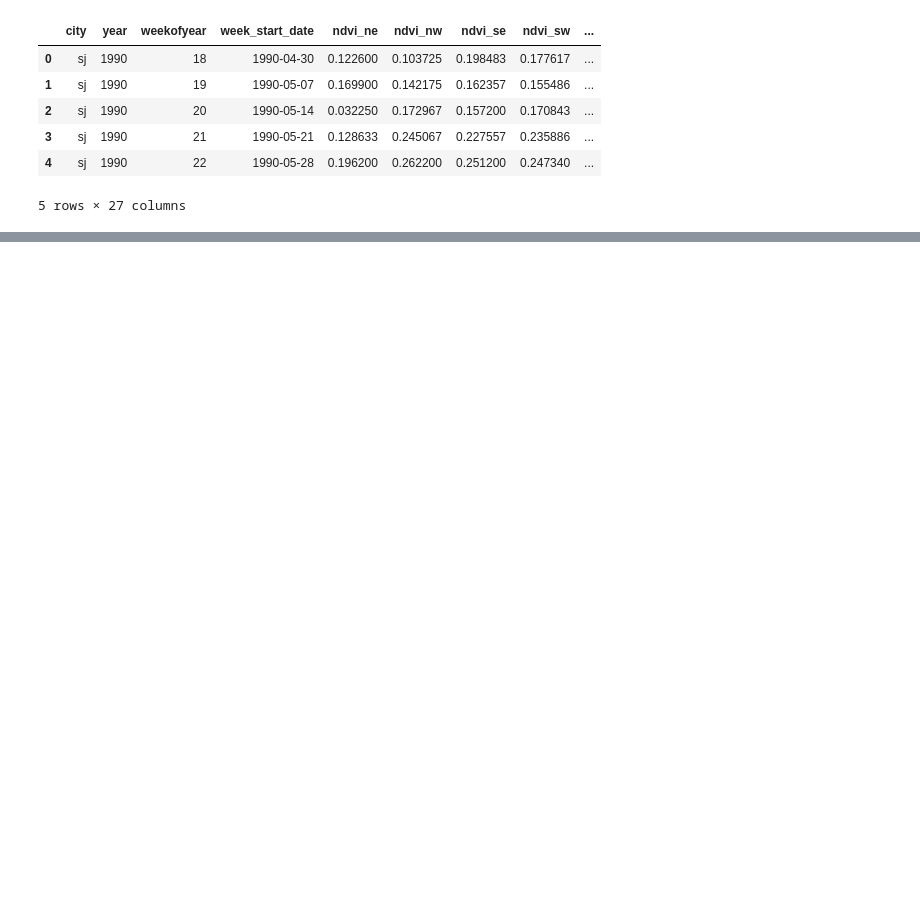
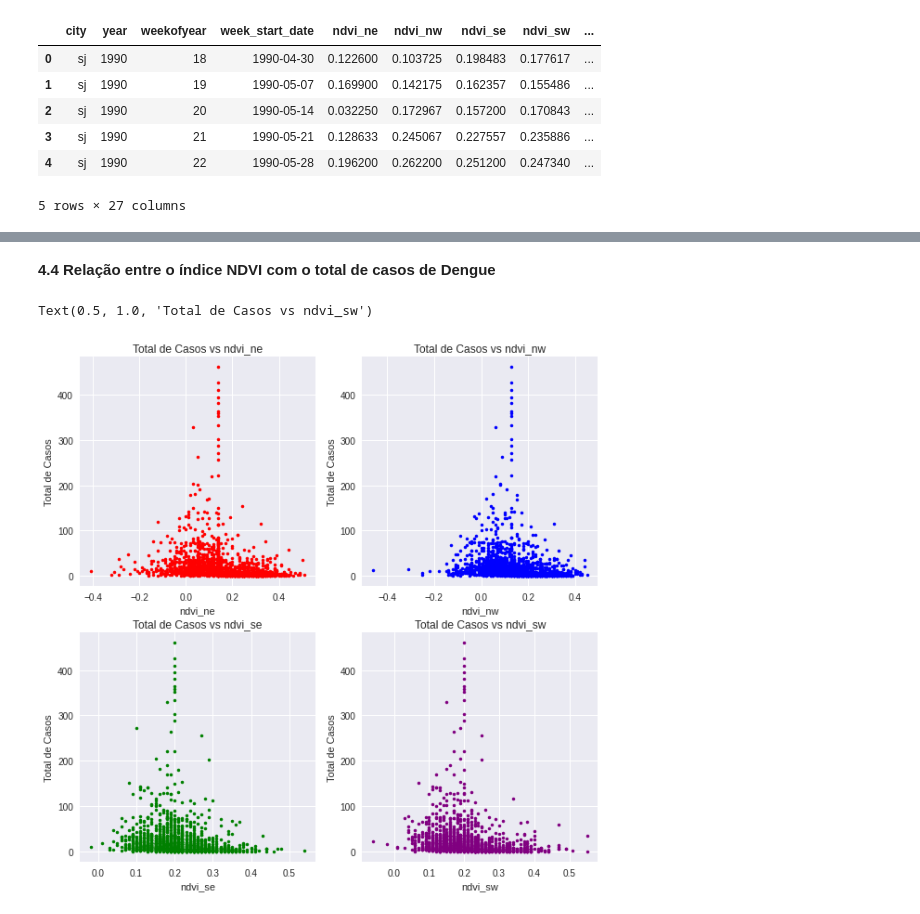
Before and after one commit to pedrohbp00/DengAI, a Jupyter notebook: dengAI.ipynb, the cells around one changed output, grey strips where cells are left out. Drawn from its saved outputs; the diff is of its cells as text; code cells hidden in the pictures; blank space fills up the shorter version.

```diff
--- a/dengAI.ipynb
+++ b/dengAI.ipynb
@@ -203,0 +208,3 @@ df_features_train.describe()
+# %%
+df_features_train = df_features_train.round(2)
+df_features_train.head()
@@ -203,0 +219,39 @@ df_features_train.describe()
+# %% [markdown]
+**4.4 Relação entre o índice NDVI com o total de casos de Dengue**
+# %%
+plt.rcParams['figure.figsize'] = [10, 10]
+
+# ndvi_ne
+plt.subplot(2, 2, 1)
+plt.plot(df_features_train['ndvi_ne'], df_features_train['total_cases'],
+         marker='.', linestyle='none', color='red')
+plt.xlabel('ndvi_ne')
+plt.ylabel('Total de Casos')
+plt.title('Total de Casos vs ' + 'ndvi_ne')
+
+# ndvi_nw
+plt.subplot(2, 2, 2)
+plt.plot(df_features_train['ndvi_nw'], df_features_train['total_cases'],
+         marker='.', linestyle='none', color='blue')
+plt.xlabel('ndvi_nw')
+plt.ylabel('Total de Casos')
+plt.title('Total de Casos vs ' + 'ndvi_nw')
+
+# ndvi_se
+plt.subplot(2, 2, 3)
+plt.plot(df_features_train['ndvi_se'], df_features_train['total_cases'],
+         marker='.', linestyle='none', color='green')
+plt.xlabel('ndvi_se')
+plt.ylabel('Total de Casos')
+plt.title('Total de Casos vs ' + 'ndvi_se')
+
+# ndvi_sw
+plt.subplot(2, 2, 4)
+plt.plot(df_features_train['ndvi_sw'], df_features_train['total_cases'],
+         marker='.', linestyle='none', color='purple')
+plt.xlabel('ndvi_sw')
+plt.ylabel('Total de Casos')
+plt.title('Total de Casos vs ' + 'ndvi_sw')
+# %% [output]
+Text(0.5, 1.0, 'Total de Casos vs ndvi_sw')
+[figure, added]
```
Also changed, not shown: parts of 30 cells of this notebook.
